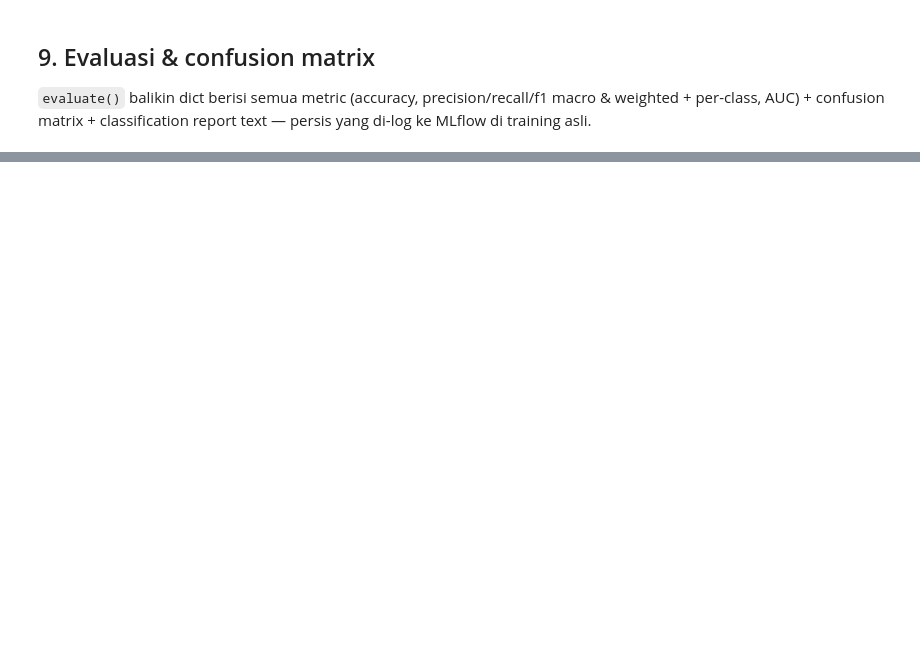
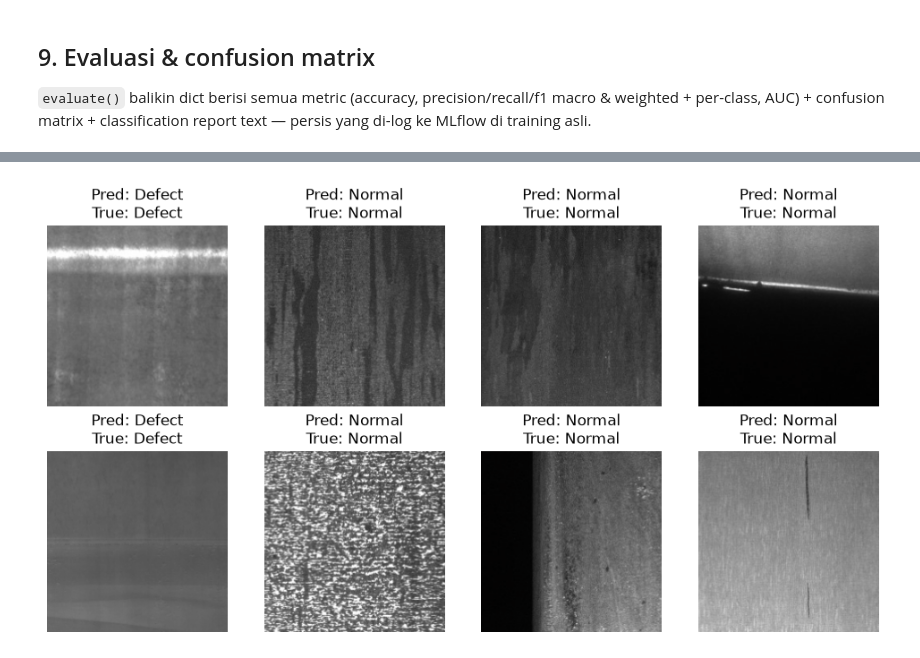
Before and after one commit to tiarasabrinaa/steel-defect-detection-pipeline, a Jupyter notebook: notebooks/classification/stage1_binary_pipeline_walkthrough.ipynb, the cells around one changed output, grey strips where cells are left out. Cells and saved outputs as stored; diff of their text form; code cells hidden in the pictures; blank space fills up the shorter version.

```diff
--- a/notebooks/classification/stage1_binary_pipeline_walkthrough.ipynb
+++ b/notebooks/classification/stage1_binary_pipeline_walkthrough.ipynb
@@ -28,8 +32,24 @@ import os
 import sys
 from pathlib import Path
 
-PROJECT_ROOT = Path.cwd().resolve().parents[1]
-os.chdir(PROJECT_ROOT)  # config yaml isinya path RELATIF ke project root (sama kayak asumsi CLI script) - tanpa ini, path kayak data/combined/... diresolve relatif ke folder notebook, bukan project root, dan bakal FileNotFoundError
+if "__vsc_ipynb_file__" in globals():
+    # VS Code Jupyter nyuntik path absolut file .ipynb ini ke variabel ini -
+    # lebih reliable daripada Path.cwd(), soalnya di VS Code cwd defaultnya
+    # ikut FOLDER WORKSPACE yang kebuka, bukan folder tempat file .ipynb ini
+    # ada (beda sama Jupyter classic/Lab yang cwd-nya folder si notebook).
+    PROJECT_ROOT = Path(__vsc_ipynb_file__).resolve().parents[2]
+else:
+    # Jupyter classic/Lab: cwd defaultnya folder tempat .ipynb ini berada.
+    PROJECT_ROOT = Path.cwd().resolve().parents[1]
+
+if not (PROJECT_ROOT / "requirements.txt").exists():
+    raise RuntimeError(
+        f"PROJECT_ROOT keliru: {PROJECT_ROOT} (gak ada requirements.txt di situ). "
+        "Set manual sebelum lanjut, misal:\n"
+        "    PROJECT_ROOT = Path('/Users/tiarasabrina/Documents/PROJECT/AI/steel-defect-detection')"
+    )
+
+os.chdir(PROJECT_ROOT)
 sys.path.insert(0, str(PROJECT_ROOT))
 
 import yaml
@@ -243,7 +264,7 @@ python -m src.train_classification --config configs/classification/cls_stage1_bi
 from torch.utils.data import DataLoader, Subset
 
 RUN_TRAINING_LOOP = True
-DEMO_EPOCHS = 1
+DEMO_EPOCHS = 5
 DEMO_SUBSET_SIZE = 200  # None = pakai FULL dataset (~7.6k gambar train - bisa lama tanpa GPU cepat).
                         # 200 gambar cukup buat liat loop-nya beneran jalan (loss turun, metric
                         # kehitung) tanpa nunggu lama - BUKAN buat liat model udah bagus akurasinya.
@@ -299,0 +337,17 @@ else:
+# %%
+#Print sample test inference
+
+test_images, test_labels = next(iter(demo_test_loader))
+plt.figure(figsize=(12, 6))
+for i in range(min(8, len(test_images))):
+    img = test_images[i].unsqueeze(0).to(device)
+    with torch.no_grad():
+        output = model(img)
+        pred_label = output.argmax(dim=1).item()
+    plt.subplot(2, 4, i + 1)
+    plt.imshow(denormalize(test_images[i]).permute(1, 2, 0).cpu().numpy())
+    plt.title(f"Pred: {class_names[pred_label]}\nTrue: {class_names[test_labels[i].item()]}")
+    plt.axis("off")
+plt.show()
+# %% [output]
+[figure, added]
```
Also changed, not shown: parts of 5 cells of this notebook, 1 other file.
